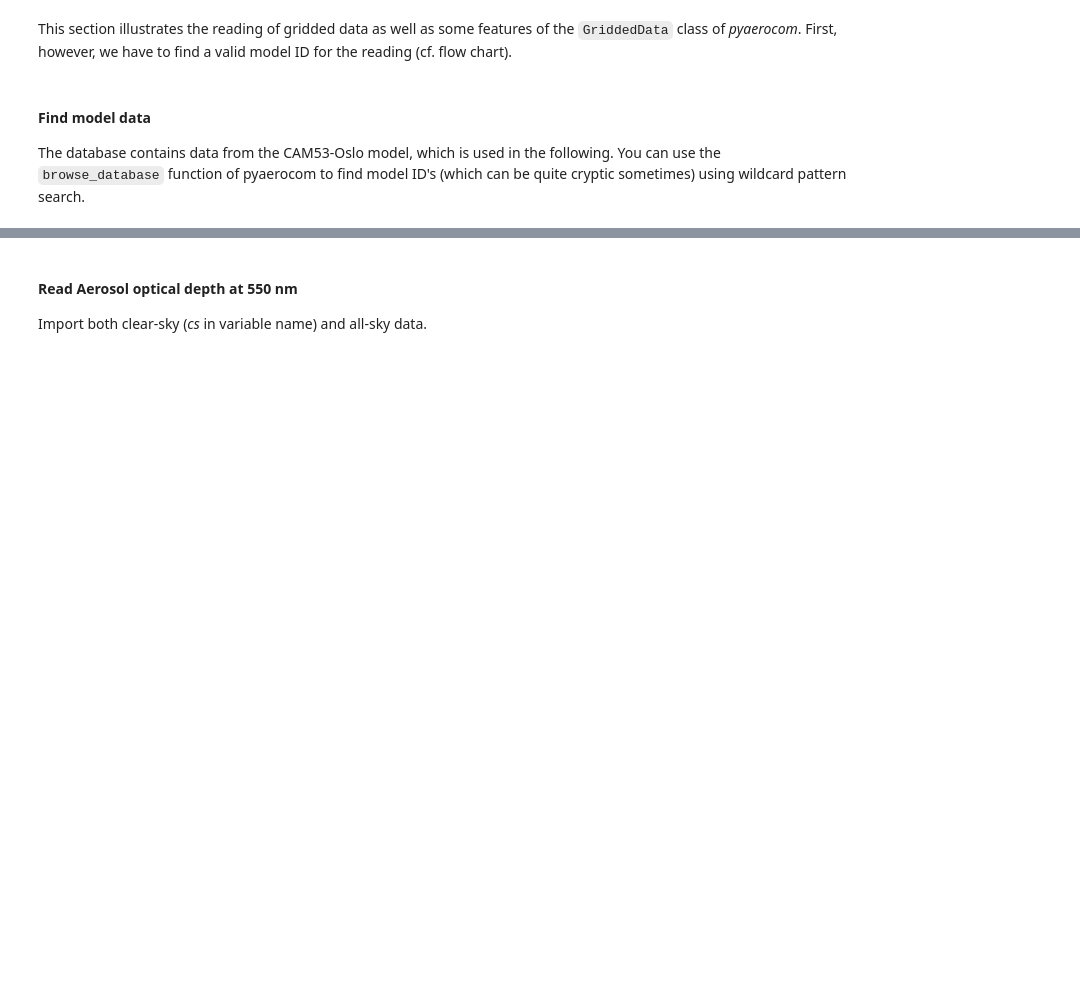
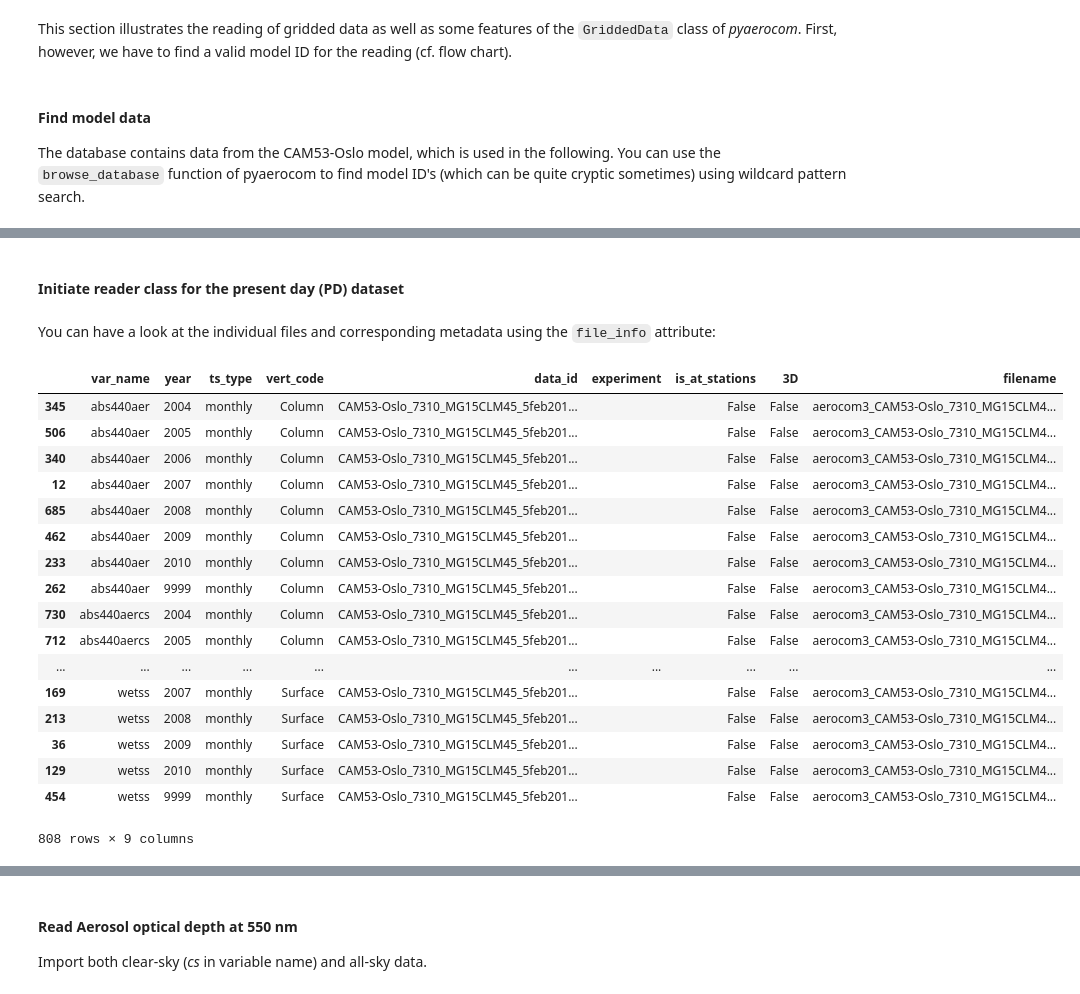
Before and after one commit to metno/pyaerocom-tutorials, a Jupyter notebook: notebooks/tut00_get_started.ipynb, the cells around one changed output, grey strips where cells are left out. Saved outputs shown, nothing was run; the diff lists cells and outputs as text; code cells hidden in the pictures; blank space fills up the shorter version.

```diff
--- a/notebooks/tut00_get_started.ipynb
+++ b/notebooks/tut00_get_started.ipynb
@@ -70,3 +70,5 @@ Available experiments: ['CAM53-Oslo_7310_MG15CLM45_5feb2017IHK_53OSLO_PD_UNTUNED
 Available years: [2004, 2005, 2006, 2007, 2008, 2009, 2010, 9999]
 Available frequencies ['monthly']
 Available variables: ['abs440aer', 'abs440aercs', 'abs500aer', 'abs5503Daer', 'abs550aer', 'abs550aercs', 'abs550bc', 'abs550dryaer', 'abs550dust', 'abs550oa', 'abs550so4', 'abs550ss', 'abs670aer', 'a ...
+# %% [markdown]
+#### Initiate reader class for the present day (PD) dataset
@@ -72,0 +79,23 @@ Available variables: ['abs440aer', 'abs440aercs', 'abs500aer', 'abs5503Daer', 'a
+# %% [markdown]
+You can have a look at the individual files and corresponding metadata using the `file_info` attribute:
+# %%
+reader.file_info
+# %% [output]
+|  | var_name | year | ts_type | vert_code | data_id | experiment | is_at_stations | 3D | filename |
+| 345 | abs440aer | 2004 | monthly | Column | CAM53-Oslo_7310_MG15CLM45_5feb201... |  | False | False | aerocom3_CAM53-Oslo_7310_MG15CLM4... |
+| 506 | abs440aer | 2005 | monthly | Column | CAM53-Oslo_7310_MG15CLM45_5feb201... |  | False | False | aerocom3_CAM53-Oslo_7310_MG15CLM4... |
+| 340 | abs440aer | 2006 | monthly | Column | CAM53-Oslo_7310_MG15CLM45_5feb201... |  | False | False | aerocom3_CAM53-Oslo_7310_MG15CLM4... |
+| 12 | abs440aer | 2007 | monthly | Column | CAM53-Oslo_7310_MG15CLM45_5feb201... |  | False | False | aerocom3_CAM53-Oslo_7310_MG15CLM4... |
+| 685 | abs440aer | 2008 | monthly | Column | CAM53-Oslo_7310_MG15CLM45_5feb201... |  | False | False | aerocom3_CAM53-Oslo_7310_MG15CLM4... |
+| 462 | abs440aer | 2009 | monthly | Column | CAM53-Oslo_7310_MG15CLM45_5feb201... |  | False | False | aerocom3_CAM53-Oslo_7310_MG15CLM4... |
+| 233 | abs440aer | 2010 | monthly | Column | CAM53-Oslo_7310_MG15CLM45_5feb201... |  | False | False | aerocom3_CAM53-Oslo_7310_MG15CLM4... |
+| 262 | abs440aer | 9999 | monthly | Column | CAM53-Oslo_7310_MG15CLM45_5feb201... |  | False | False | aerocom3_CAM53-Oslo_7310_MG15CLM4... |
+| 730 | abs440aercs | 2004 | monthly | Column | CAM53-Oslo_7310_MG15CLM45_5feb201... |  | False | False | aerocom3_CAM53-Oslo_7310_MG15CLM4... |
+| 712 | abs440aercs | 2005 | monthly | Column | CAM53-Oslo_7310_MG15CLM45_5feb201... |  | False | False | aerocom3_CAM53-Oslo_7310_MG15CLM4... |
+| ... | ... | ... | ... | ... | ... | ... | ... | ... | ... |
+| 169 | wetss | 2007 | monthly | Surface | CAM53-Oslo_7310_MG15CLM45_5feb201... |  | False | False | aerocom3_CAM53-Oslo_7310_MG15CLM4... |
+| 213 | wetss | 2008 | monthly | Surface | CAM53-Oslo_7310_MG15CLM45_5feb201... |  | False | False | aerocom3_CAM53-Oslo_7310_MG15CLM4... |
+| 36 | wetss | 2009 | monthly | Surface | CAM53-Oslo_7310_MG15CLM45_5feb201... |  | False | False | aerocom3_CAM53-Oslo_7310_MG15CLM4... |
+| 129 | wetss | 2010 | monthly | Surface | CAM53-Oslo_7310_MG15CLM45_5feb201... |  | False | False | aerocom3_CAM53-Oslo_7310_MG15CLM4... |
+| 454 | wetss | 9999 | monthly | Surface | CAM53-Oslo_7310_MG15CLM45_5feb201... |  | False | False | aerocom3_CAM53-Oslo_7310_MG15CLM4... |
+808 rows × 9 columns
```
Also changed, not shown: parts of 12 cells of this notebook, 12 other files.
